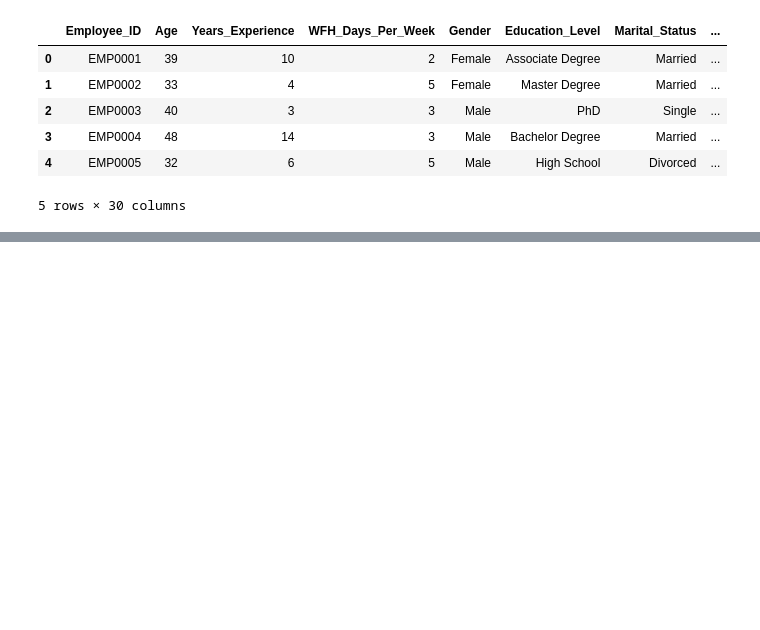
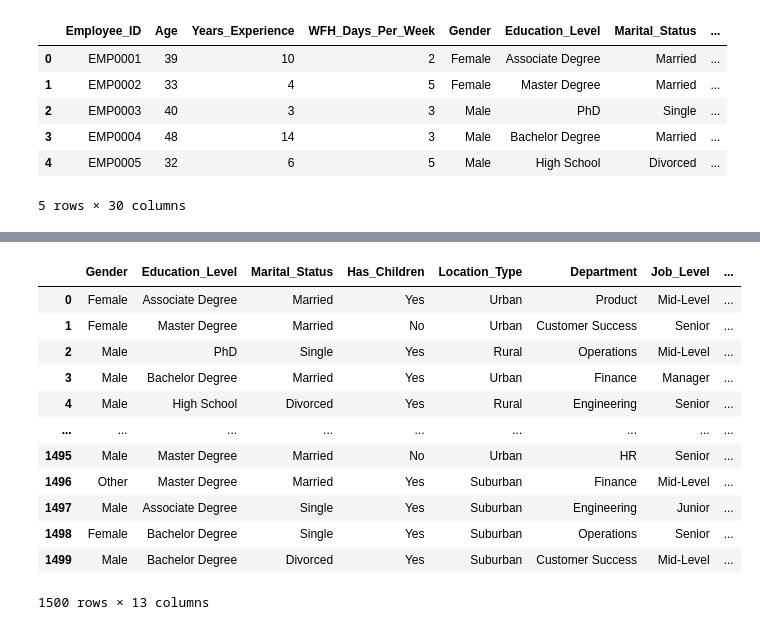
Before and after one commit to sarmuh/Remote-Work-Productivity-ML, a Jupyter notebook: notebooks/data_info.ipynb, the cells around one changed output, grey strips where cells are left out. Saved outputs shown, nothing was run; the diff lists cells and outputs as text; code cells hidden in the pictures; blank space fills up the shorter version.

```diff
--- a/notebooks/data_info.ipynb
+++ b/notebooks/data_info.ipynb
@@ -32,0 +109,16 @@ df.corr(numeric_only=True)
+# %%
+df.select_dtypes(include=['object','category'])
+# %% [output]
+|  | Gender | Education_Level | Marital_Status | Has_Children | Location_Type | Department | Job_Level | ... |
+| 0 | Female | Associate Degree | Married | Yes | Urban | Product | Mid-Level | ... |
+| 1 | Female | Master Degree | Married | No | Urban | Customer Success | Senior | ... |
+| 2 | Male | PhD | Single | Yes | Rural | Operations | Mid-Level | ... |
+| 3 | Male | Bachelor Degree | Married | Yes | Urban | Finance | Manager | ... |
+| 4 | Male | High School | Divorced | Yes | Rural | Engineering | Senior | ... |
+| ... | ... | ... | ... | ... | ... | ... | ... | ... |
+| 1495 | Male | Master Degree | Married | No | Urban | HR | Senior | ... |
+| 1496 | Other | Master Degree | Married | Yes | Suburban | Finance | Mid-Level | ... |
+| 1497 | Male | Associate Degree | Single | Yes | Suburban | Engineering | Junior | ... |
+| 1498 | Female | Bachelor Degree | Single | Yes | Suburban | Operations | Senior | ... |
+| 1499 | Male | Bachelor Degree | Divorced | Yes | Suburban | Customer Success | Mid-Level | ... |
+1500 rows × 13 columns
```
Also changed, not shown: parts of 11 cells of this notebook.
